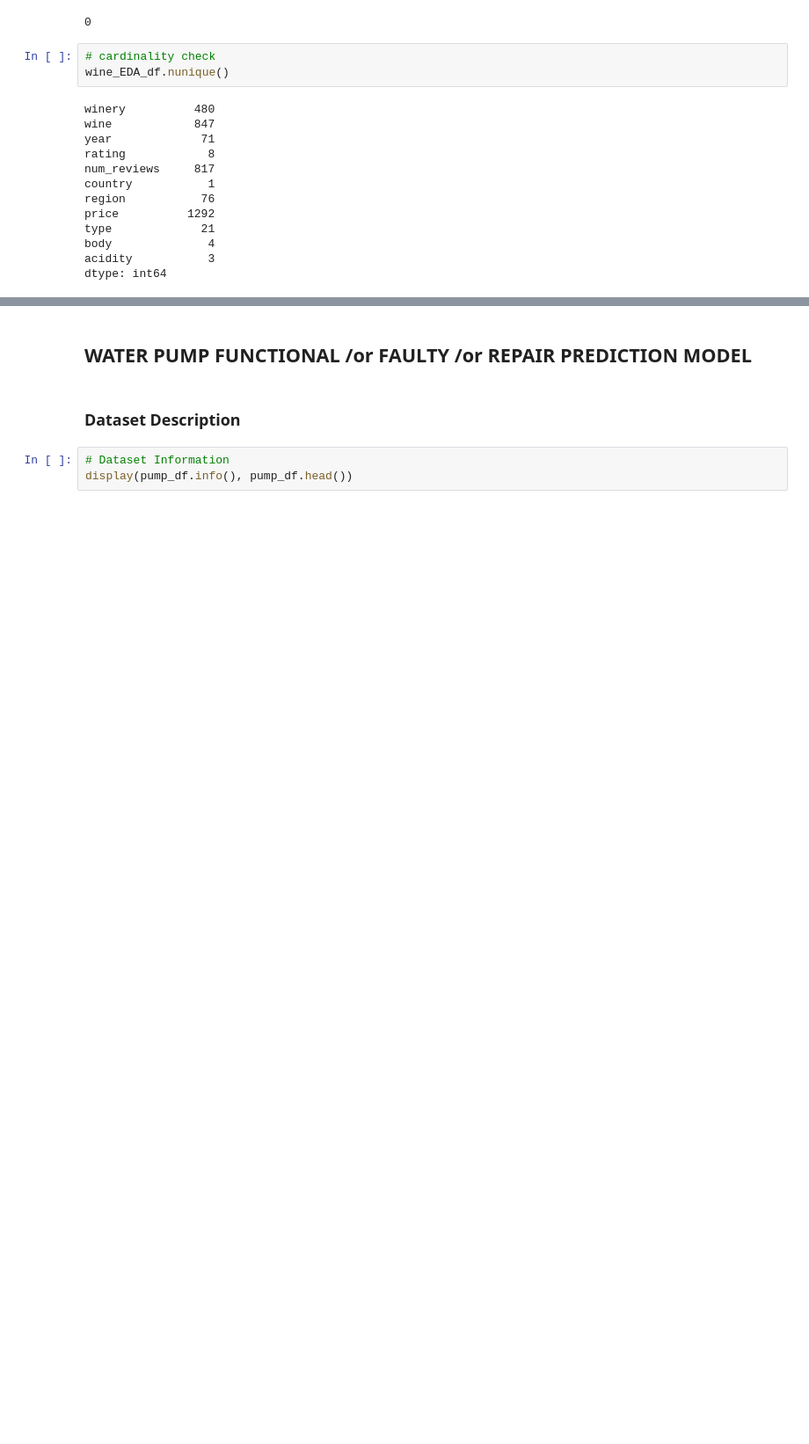
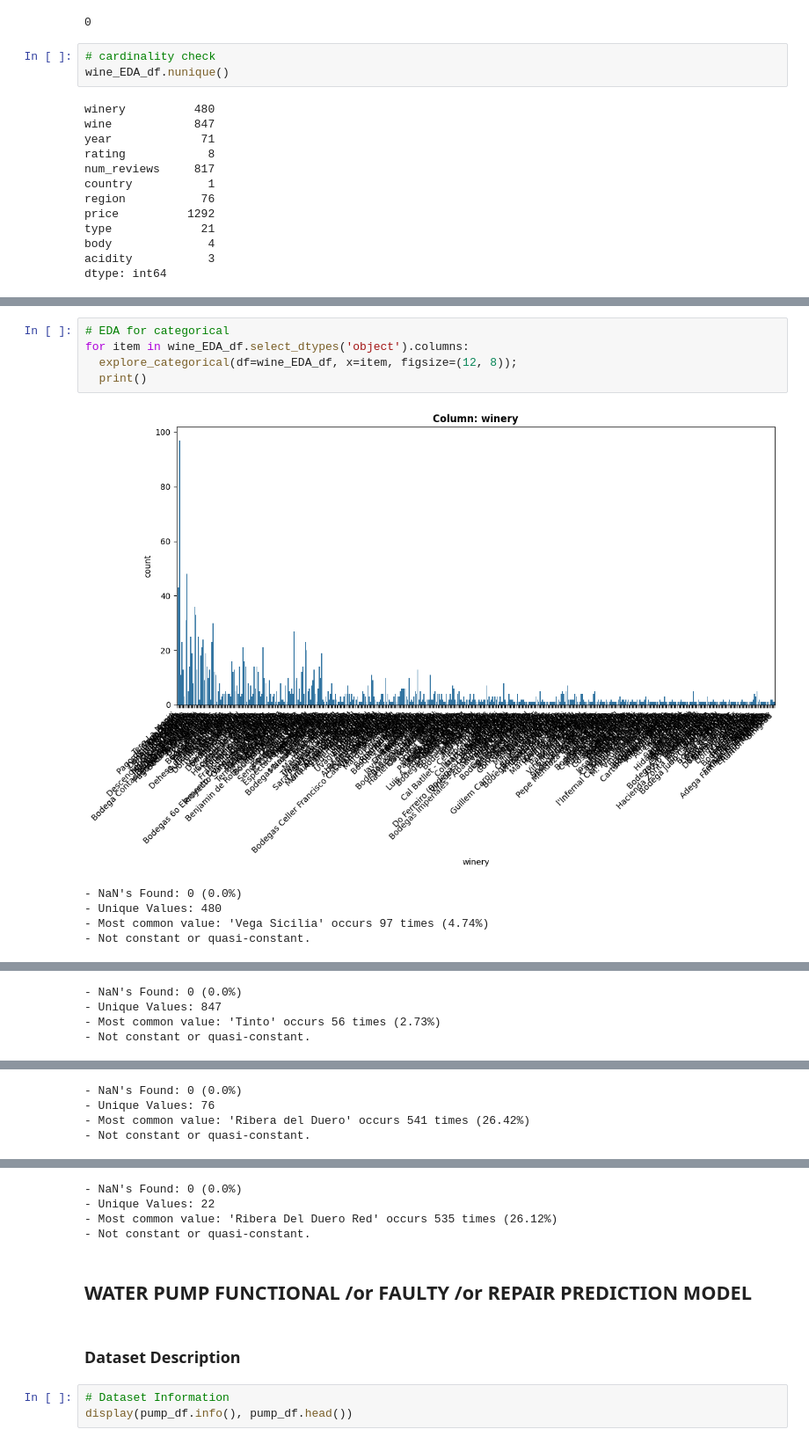
Before and after one commit to OMONa-E/ML-Models, a Jupyter notebook: ML_Models_Regression_and_Classification.ipynb, the cells around one changed output, grey strips where cells are left out. Shown at 88% size. Drawn from its saved outputs; the diff is of its cells as text; blank space fills up the shorter version.

```diff
--- a/ML_Models_Regression_and_Classification.ipynb
+++ b/ML_Models_Regression_and_Classification.ipynb
@@ -138,0 +357,11 @@ dtype: int64
+# %%
+# EDA for categorical
+for item in wine_EDA_df.select_dtypes('object').columns:
+  explore_categorical(df=wine_EDA_df, x=item, figsize=(12, 8));
+  print()
+# %% [output]
+[figure, added]
+- NaN's Found: 0 (0.0%)
+- Unique Values: 480
+- Most common value: 'Vega Sicilia' occurs 97 times (4.74%)
+- Not constant or quasi-constant.
@@ -138,0 +369,4 @@ dtype: int64
+- NaN's Found: 0 (0.0%)
+- Unique Values: 847
+- Most common value: 'Tinto' occurs 56 times (2.73%)
+- Not constant or quasi-constant.
@@ -138,0 +374,4 @@ dtype: int64
+- NaN's Found: 0 (0.0%)
+- Unique Values: 76
+- Most common value: 'Ribera del Duero' occurs 541 times (26.42%)
+- Not constant or quasi-constant.
@@ -139,3 +379,7 @@ dtype: int64
+- NaN's Found: 0 (0.0%)
+- Unique Values: 22
+- Most common value: 'Ribera Del Duero Red' occurs 535 times (26.12%)
+- Not constant or quasi-constant.
 # %% [markdown]
 ## WATER PUMP FUNCTIONAL /or FAULTY /or REPAIR PREDICTION MODEL
 # %% [markdown]
```
Also changed, not shown: parts of 10 cells of this notebook.
